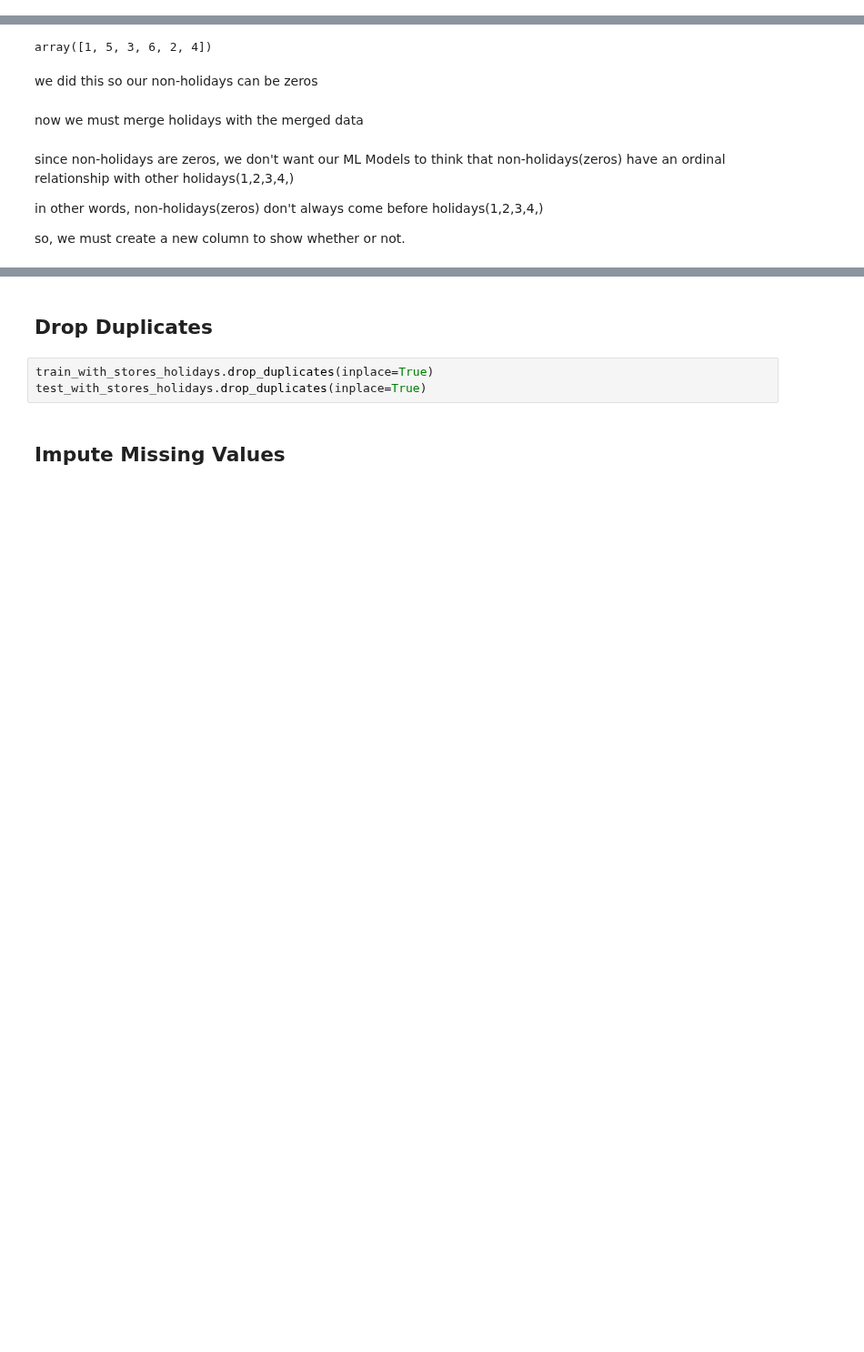
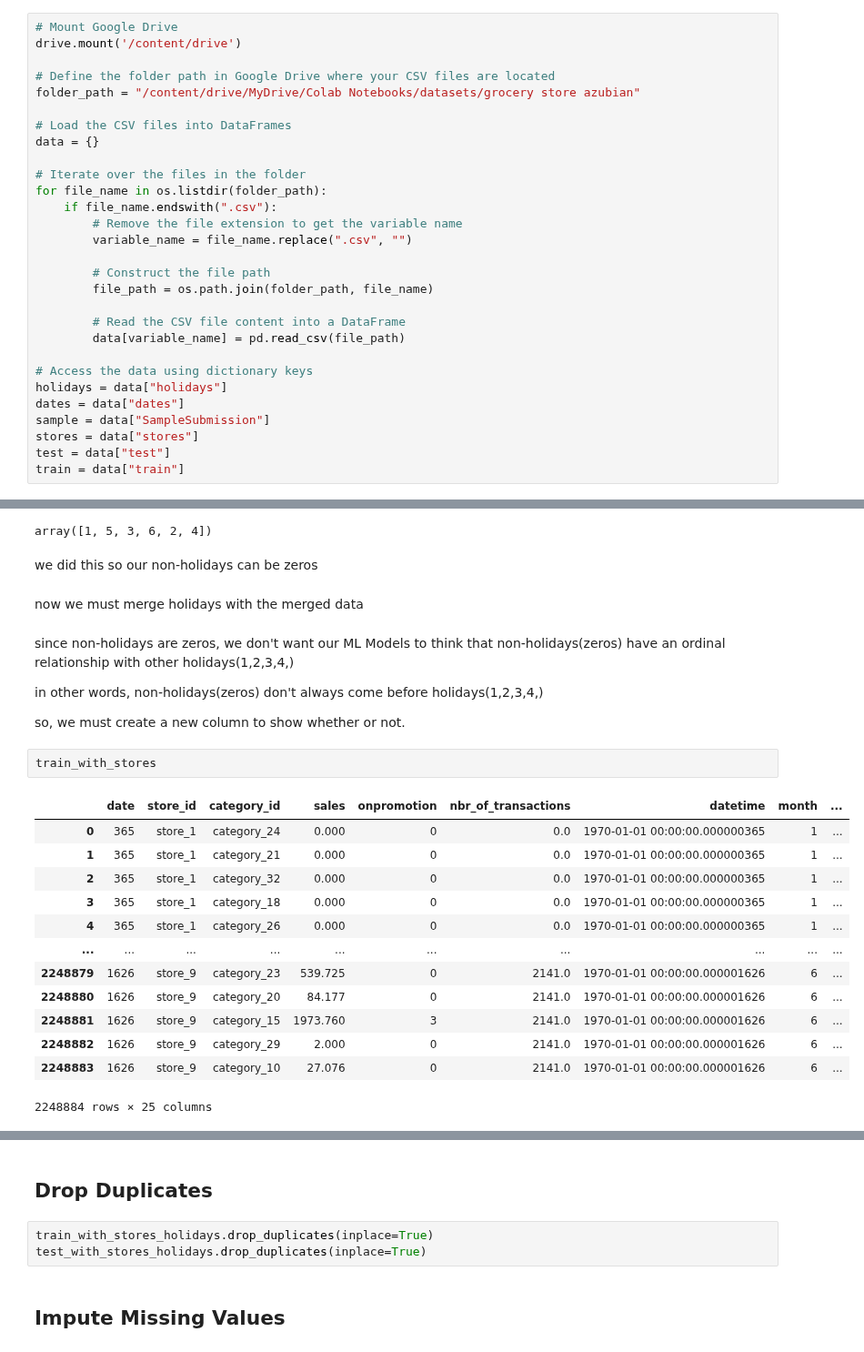
Before and after one commit to ikoghoemmanuell/Grocery-Store-Forecasting-Challenge-For-Azubian, a Jupyter notebook: dev/notebooks/sales.ipynb, the cells around one changed output, grey strips where cells are left out. Shown at 91% size. Cells and saved outputs as stored; diff of their text form; blank space fills up the shorter version.

```diff
--- a/dev/notebooks/sales.ipynb
+++ b/dev/notebooks/sales.ipynb
@@ -80,0 +53,29 @@ train = data["train.csv"]
+# %%
+# Mount Google Drive
+drive.mount('/content/drive')
+
+# Define the folder path in Google Drive where your CSV files are located
+folder_path = "/content/drive/MyDrive/Colab Notebooks/datasets/grocery store azubian"
+
+# Load the CSV files into DataFrames
+data = {}
+
+# Iterate over the files in the folder
+for file_name in os.listdir(folder_path):
+    if file_name.endswith(".csv"):
+        # Remove the file extension to get the variable name
+        variable_name = file_name.replace(".csv", "")
+
+        # Construct the file path
+        file_path = os.path.join(folder_path, file_name)
+
+        # Read the CSV file content into a DataFrame
+        data[variable_name] = pd.read_csv(file_path)
+
+# Access the data using dictionary keys
+holidays = data["holidays"]
+dates = data["dates"]
+sample = data["SampleSubmission"]
+stores = data["stores"]
+test = data["test"]
+train = data["train"]
@@ -713,3 +732,19 @@ since non-holidays are zeros, we don't want our ML Models to think that non-holi
 in other words, non-holidays(zeros) don't always come before holidays(1,2,3,4,)
 
 so, we must create a new column to show whether or not.
+# %%
+train_with_stores
+# %% [output]
+|  | date | store_id | category_id | sales | onpromotion | nbr_of_transactions | datetime | month | ... |
+| 0 | 365 | store_1 | category_24 | 0.000 | 0 | 0.0 | 1970-01-01 00:00:00.000000365 | 1 | ... |
+| 1 | 365 | store_1 | category_21 | 0.000 | 0 | 0.0 | 1970-01-01 00:00:00.000000365 | 1 | ... |
+| 2 | 365 | store_1 | category_32 | 0.000 | 0 | 0.0 | 1970-01-01 00:00:00.000000365 | 1 | ... |
+| 3 | 365 | store_1 | category_18 | 0.000 | 0 | 0.0 | 1970-01-01 00:00:00.000000365 | 1 | ... |
+| 4 | 365 | store_1 | category_26 | 0.000 | 0 | 0.0 | 1970-01-01 00:00:00.000000365 | 1 | ... |
+| ... | ... | ... | ... | ... | ... | ... | ... | ... | ... |
+| 2248879 | 1626 | store_9 | category_23 | 539.725 | 0 | 2141.0 | 1970-01-01 00:00:00.000001626 | 6 | ... |
+| 2248880 | 1626 | store_9 | category_20 | 84.177 | 0 | 2141.0 | 1970-01-01 00:00:00.000001626 | 6 | ... |
+| 2248881 | 1626 | store_9 | category_15 | 1973.760 | 3 | 2141.0 | 1970-01-01 00:00:00.000001626 | 6 | ... |
+| 2248882 | 1626 | store_9 | category_29 | 2.000 | 0 | 2141.0 | 1970-01-01 00:00:00.000001626 | 6 | ... |
+| 2248883 | 1626 | store_9 | category_10 | 27.076 | 0 | 2141.0 | 1970-01-01 00:00:00.000001626 | 6 | ... |
+2248884 rows × 25 columns
```
Also changed, not shown: parts of 17 cells of this notebook.
